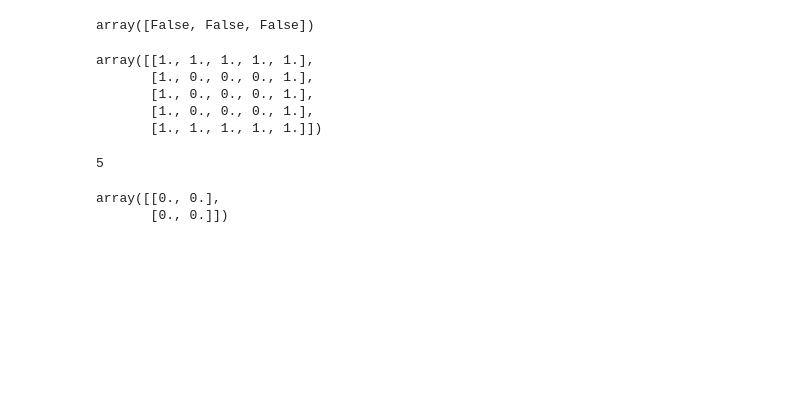
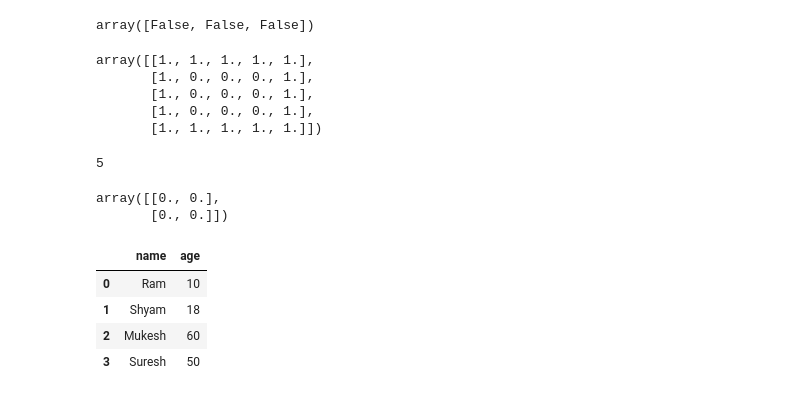
Before and after one commit to suramyapathak/p_sc_1, a Jupyter notebook: pr1hp.ipynb, the cells around one changed output. Cells and saved outputs as stored; diff of their text form; code cells hidden in the pictures; blank space fills up the shorter version.

```diff
--- a/pr1hp.ipynb
+++ b/pr1hp.ipynb
@@ -1949,0 +1952,10 @@ array([[0., 0.],
+# %%
+df= pd.DataFrame({'name':["Ram","Shyam","Mukesh","Suresh"],'age':[10,18,60,50]})
+# %%
+df
+# %% [output]
+|  | name | age |
+| 0 | Ram | 10 |
+| 1 | Shyam | 18 |
+| 2 | Mukesh | 60 |
+| 3 | Suresh | 50 |
```
Also changed, not shown: parts of 7 cells of this notebook.
